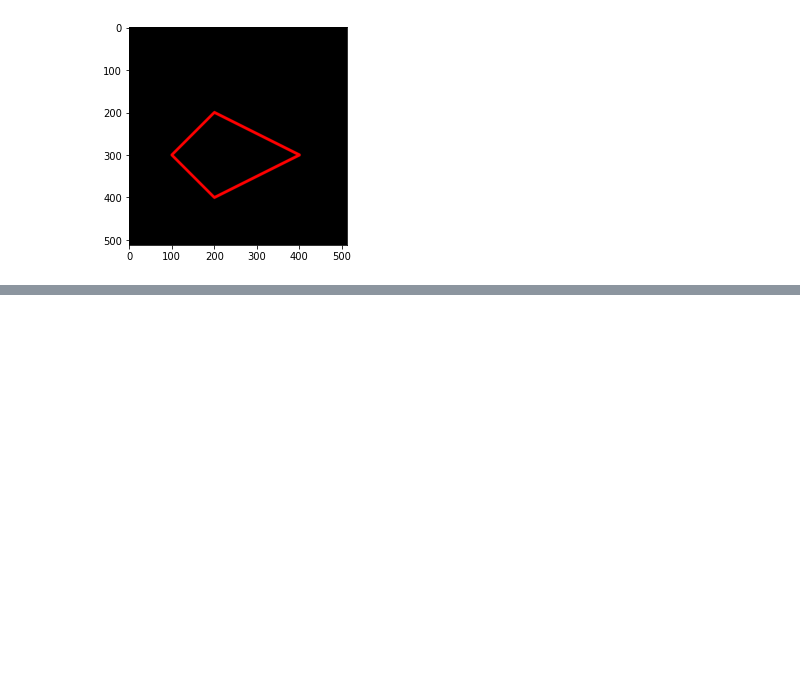
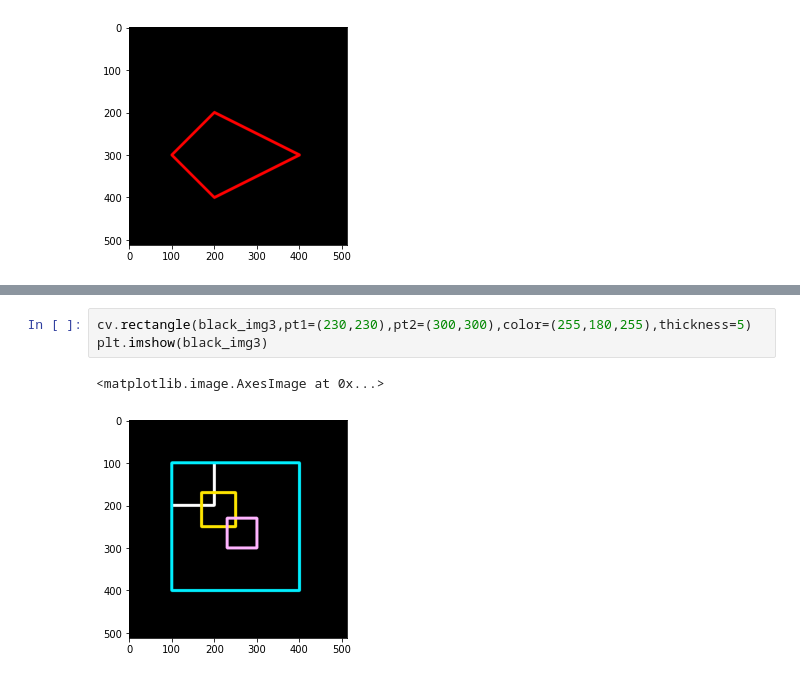
Before and after one commit to hhidayatinc/PCVK_Martikulasi_2022, a Jupyter notebook: Week2.ipynb, the cells around one changed output, grey strips where cells are left out. Saved outputs shown, nothing was run; the diff lists cells and outputs as text; blank space fills up the shorter version.

```diff
--- a/Week2.ipynb
+++ b/Week2.ipynb
@@ -110,0 +135,6 @@ plt.imshow(black_img2)
+# %%
+cv.rectangle(black_img3,pt1=(230,230),pt2=(300,300),color=(255,180,255),thickness=5)
+plt.imshow(black_img3)
+# %% [output]
+<matplotlib.image.AxesImage at 0x...>
+[figure, added]
```
Also changed, not shown: parts of 9 cells of this notebook.
